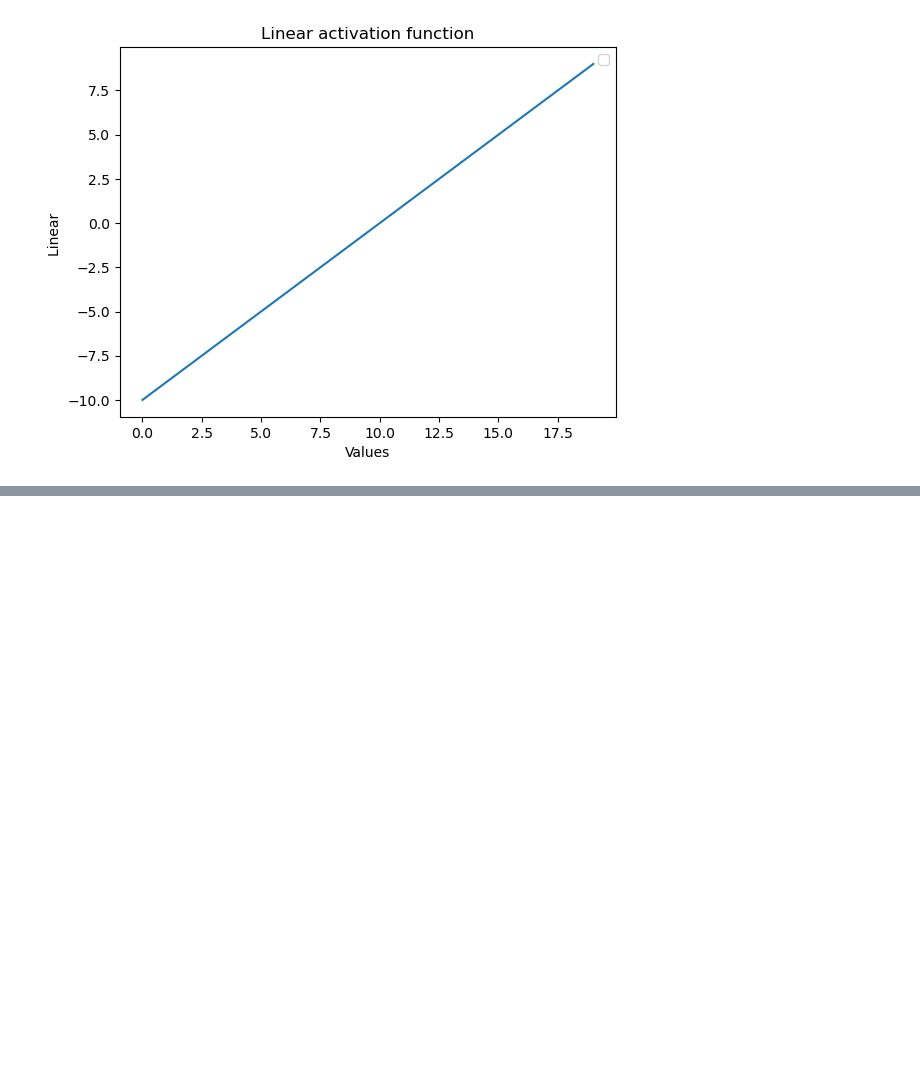
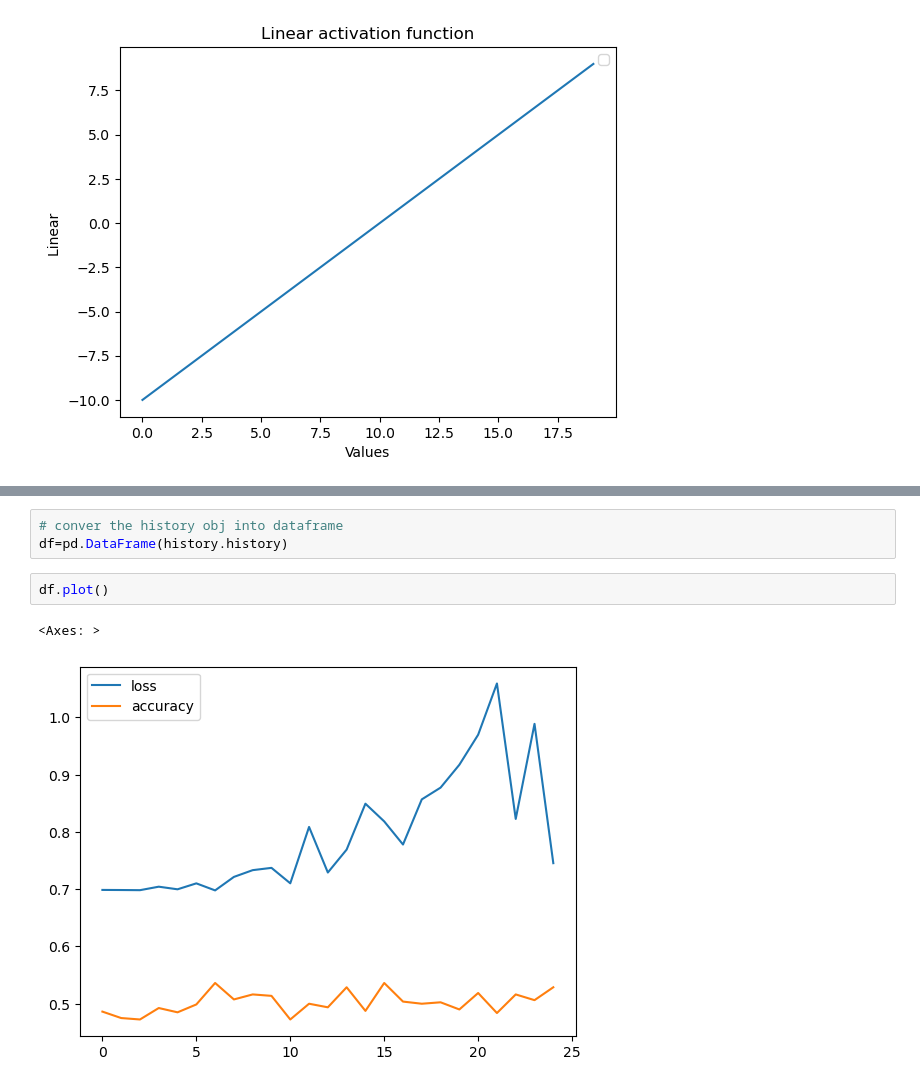
Before and after one commit to mageshyt/Machine-Learning-2023, a Jupyter notebook: Deep learning/02_neural_network_Classfication_in_tensorflow.ipynb, the cells around one changed output, grey strips where cells are left out. Cells and saved outputs as stored; diff of their text form; blank space fills up the shorter version.

```diff
--- a/Deep learning/02_neural_network_Classfication_in_tensorflow.ipynb
+++ b/Deep learning/02_neural_network_Classfication_in_tensorflow.ipynb
@@ -604,0 +648,8 @@ WARNING:matplotlib.legend:No artists with labels found to put in legend.  Note t
+# %%
+# conver the history obj into dataframe
+df=pd.DataFrame(history.history)
+# %%
+df.plot()
+# %% [output]
+<Axes: >
+[figure, added]
```
Also changed, not shown: parts of 24 cells of this notebook, 5 other files.
